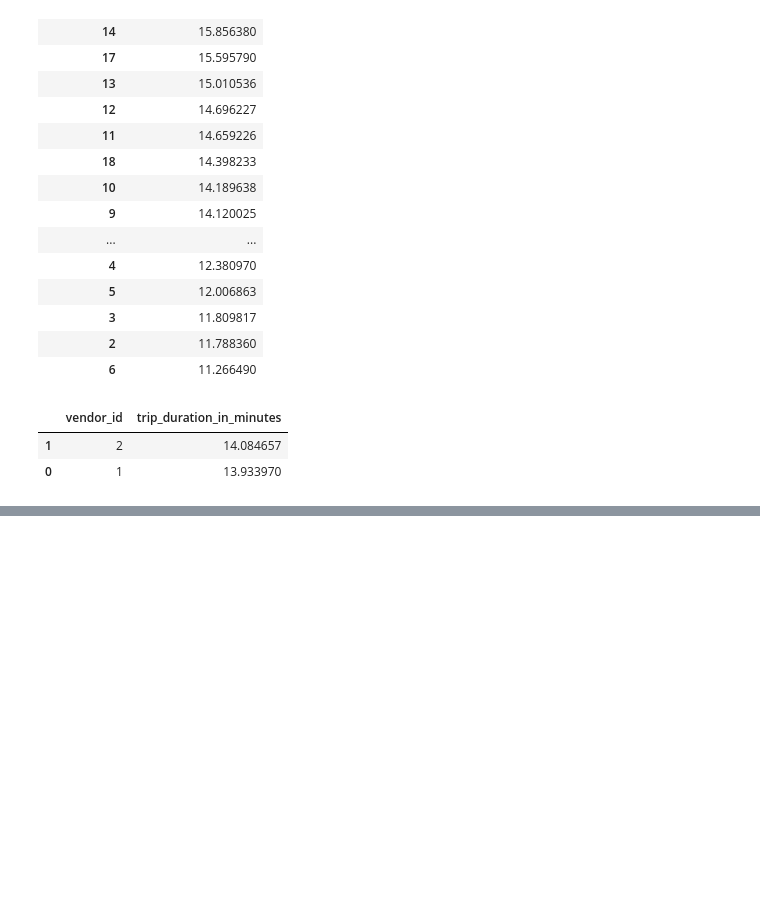
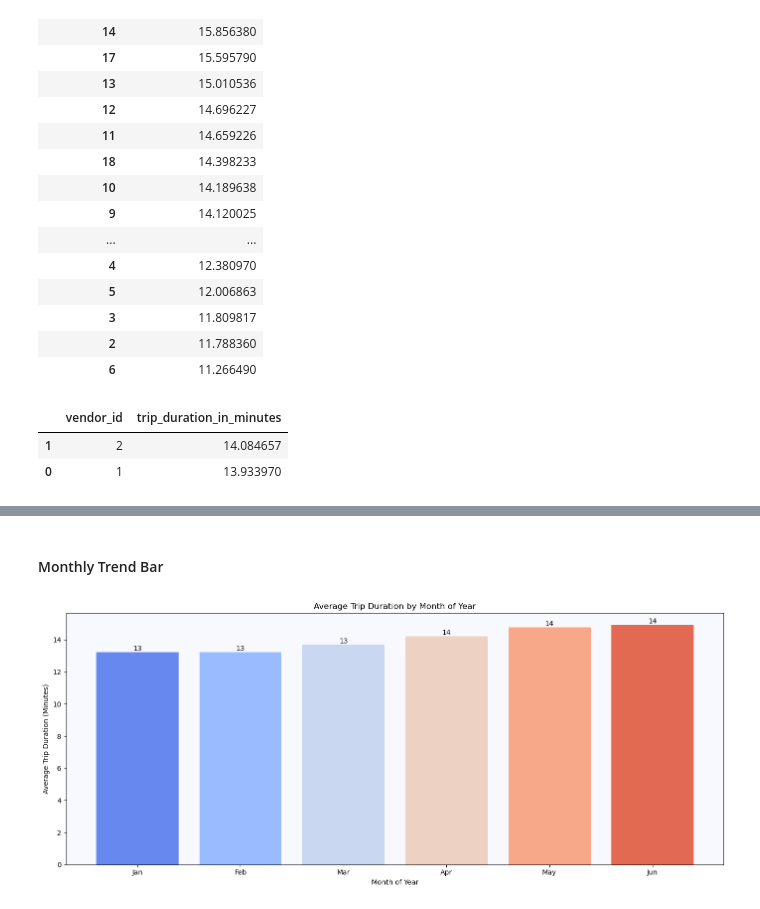
Before and after one commit to huseynaxmedov1999/Hourly-and-Daily-Pattern-Analysis-for-NYC-Taxi-Trips, a Jupyter notebook: Hourly and Daily Pattern Analysis for NYC Taxi Trips.ipynb, the cells around one changed output, grey strips where cells are left out. Saved outputs shown, nothing was run; the diff lists cells and outputs as text; code cells hidden in the pictures; blank space fills up the shorter version.

```diff
--- a/Hourly and Daily Pattern Analysis for NYC Taxi Trips.ipynb
+++ b/Hourly and Daily Pattern Analysis for NYC Taxi Trips.ipynb
@@ -222,0 +271,36 @@ new_df.groupby('vendor_id').agg({'trip_duration_in_minutes': 'mean'}).reset_inde
+# %% [markdown]
+#### Monthly Trend Bar
+# %%
+monthly_duration = new_df.groupby('month_of_year')['trip_duration_in_minutes'].mean() # Calculate the average trip duration for each month of the year
+
+fig, ax = plt.subplots(figsize=(14, 6)) # Create a bar plot for average trip duration by month of year with a color palette
+
+ax.bar( #
+    monthly_duration.index,
+    monthly_duration.values,
+    color=sns.color_palette('coolwarm', len(monthly_duration.index))
+)
+
+for x in ax.patches:
+    plt.annotate(
+        str(int(x.get_height())),
+        (x.get_x() + x.get_width() / 2, x.get_height()),
+        ha='center',
+        va='bottom'
+    )
+
+ax.set_facecolor('#F8F8FF')
+
+ax.set_title('Average Trip Duration by Month of Year')
+ax.set_xlabel('Month of Year')
+ax.set_ylabel('Average Trip Duration (Minutes)')
+
+ax.set_xticks(range(1, 7))
+ax.set_xticklabels(
+    ['Jan', 'Feb', 'Mar', 'Apr', 'May', 'Jun']
+)
+
+plt.tight_layout()
+plt.show()
+# %% [output]
+[figure, added]
```
Also changed, not shown: parts of 31 cells of this notebook.
